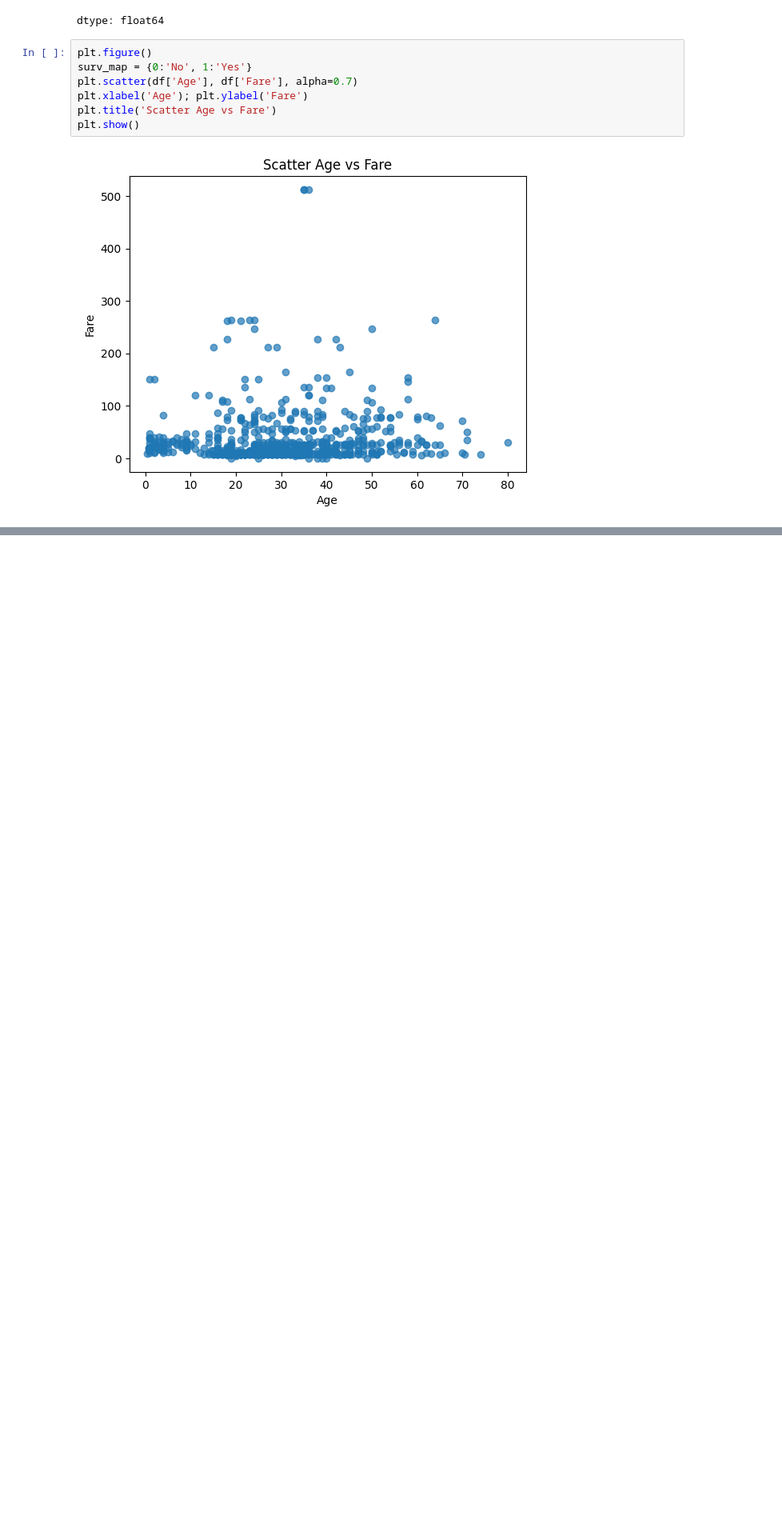
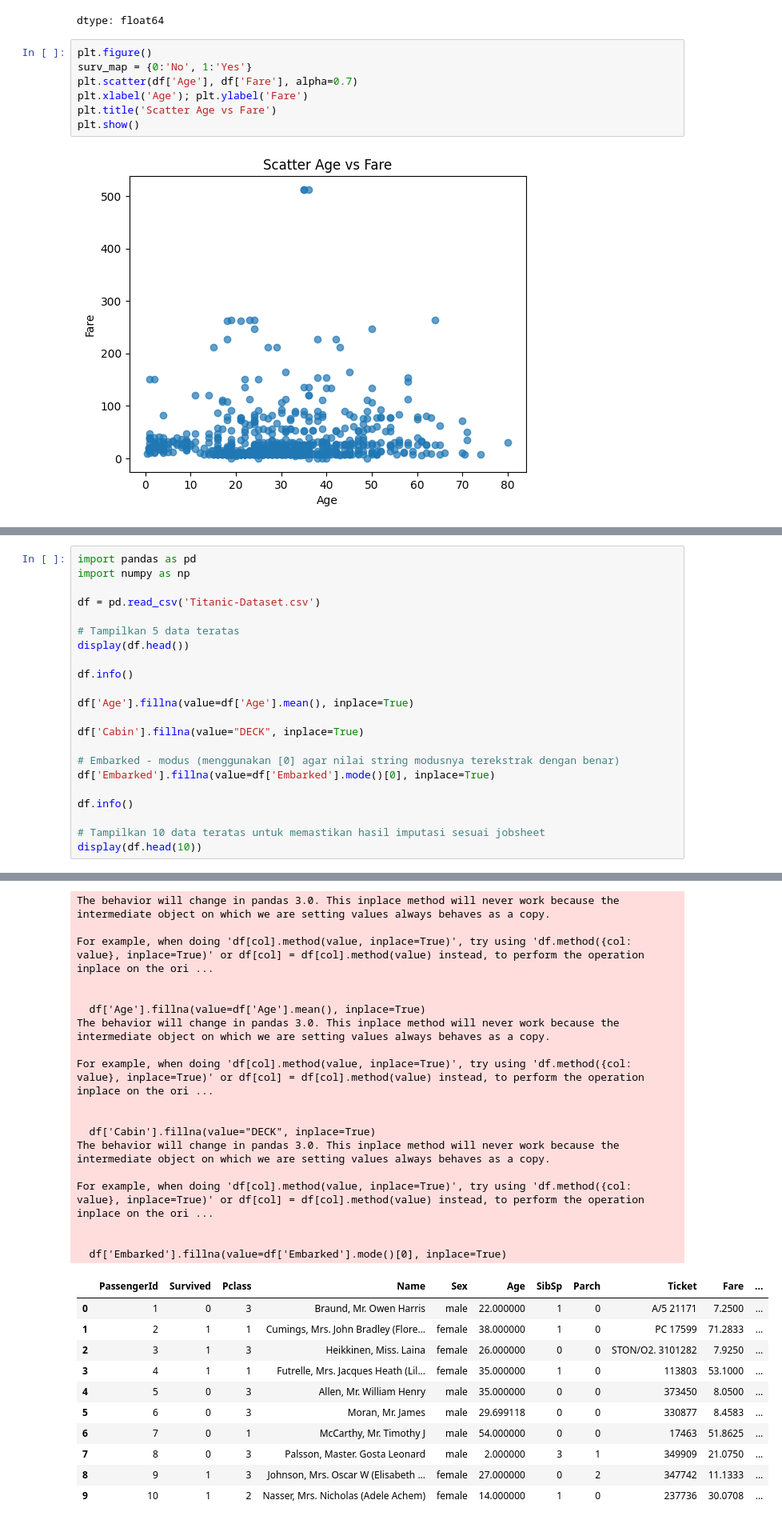
Before and after one commit to IlhamDharm/244107020220-machine-learning, a Jupyter notebook: TG1_244107020220_ILHAM DHARMA ATMAJA.ipynb, the cells around one changed output, grey strips where cells are left out. Shown at 80% size. Cells and saved outputs as stored; diff of their text form; blank space fills up the shorter version.

```diff
--- a/TG1_244107020220_ILHAM DHARMA ATMAJA.ipynb
+++ b/TG1_244107020220_ILHAM DHARMA ATMAJA.ipynb
@@ -143,0 +169,23 @@ plt.show()
+# %%
+import pandas as pd
+import numpy as np
+
+df = pd.read_csv('Titanic-Dataset.csv')
+
+# Tampilkan 5 data teratas
+display(df.head())
+
+df.info()
+
+df['Age'].fillna(value=df['Age'].mean(), inplace=True)
+
+df['Cabin'].fillna(value="DECK", inplace=True)
+
+# Embarked - modus (menggunakan [0] agar nilai string modusnya terekstrak dengan benar)
+df['Embarked'].fillna(value=df['Embarked'].mode()[0], inplace=True)
+
+df.info()
+
+# Tampilkan 10 data teratas untuk memastikan hasil imputasi sesuai jobsheet
+display(df.head(10))
+# %% [output]
@@ -143,0 +215,29 @@ plt.show()
+The behavior will change in pandas 3.0. This inplace method will never work because the intermediate object on which we are setting values always behaves as a copy.
+
+For example, when doing 'df[col].method(value, inplace=True)', try using 'df.method({col: value}, inplace=True)' or df[col] = df[col].method(value) instead, to perform the operation inplace on the ori ...
+
+
+  df['Age'].fillna(value=df['Age'].mean(), inplace=True)
+The behavior will change in pandas 3.0. This inplace method will never work because the intermediate object on which we are setting values always behaves as a copy.
+
+For example, when doing 'df[col].method(value, inplace=True)', try using 'df.method({col: value}, inplace=True)' or df[col] = df[col].method(value) instead, to perform the operation inplace on the ori ...
+
+
+  df['Cabin'].fillna(value="DECK", inplace=True)
+The behavior will change in pandas 3.0. This inplace method will never work because the intermediate object on which we are setting values always behaves as a copy.
+
+For example, when doing 'df[col].method(value, inplace=True)', try using 'df.method({col: value}, inplace=True)' or df[col] = df[col].method(value) instead, to perform the operation inplace on the ori ...
+
+
+  df['Embarked'].fillna(value=df['Embarked'].mode()[0], inplace=True)
+|  | PassengerId | Survived | Pclass | Name | Sex | Age | SibSp | Parch | Ticket | Fare | ... |
+| 0 | 1 | 0 | 3 | Braund, Mr. Owen Harris | male | 22.000000 | 1 | 0 | A/5 21171 | 7.2500 | ... |
+| 1 | 2 | 1 | 1 | Cumings, Mrs. John Bradley (Flore... | female | 38.000000 | 1 | 0 | PC 17599 | 71.2833 | ... |
+| 2 | 3 | 1 | 3 | Heikkinen, Miss. Laina | female | 26.000000 | 0 | 0 | STON/O2. 3101282 | 7.9250 | ... |
+| 3 | 4 | 1 | 1 | Futrelle, Mrs. Jacques Heath (Lil... | female | 35.000000 | 1 | 0 | 113803 | 53.1000 | ... |
+| 4 | 5 | 0 | 3 | Allen, Mr. William Henry | male | 35.000000 | 0 | 0 | 373450 | 8.0500 | ... |
+| 5 | 6 | 0 | 3 | Moran, Mr. James | male | 29.699118 | 0 | 0 | 330877 | 8.4583 | ... |
+| 6 | 7 | 0 | 1 | McCarthy, Mr. Timothy J | male | 54.000000 | 0 | 0 | 17463 | 51.8625 | ... |
+| 7 | 8 | 0 | 3 | Palsson, Master. Gosta Leonard | male | 2.000000 | 3 | 1 | 349909 | 21.0750 | ... |
+| 8 | 9 | 1 | 3 | Johnson, Mrs. Oscar W (Elisabeth ... | female | 27.000000 | 0 | 2 | 347742 | 11.1333 | ... |
+| 9 | 10 | 1 | 2 | Nasser, Mrs. Nicholas (Adele Achem) | female | 14.000000 | 1 | 0 | 237736 | 30.0708 | ... |
```
Also changed, not shown: parts of 5 cells of this notebook.
